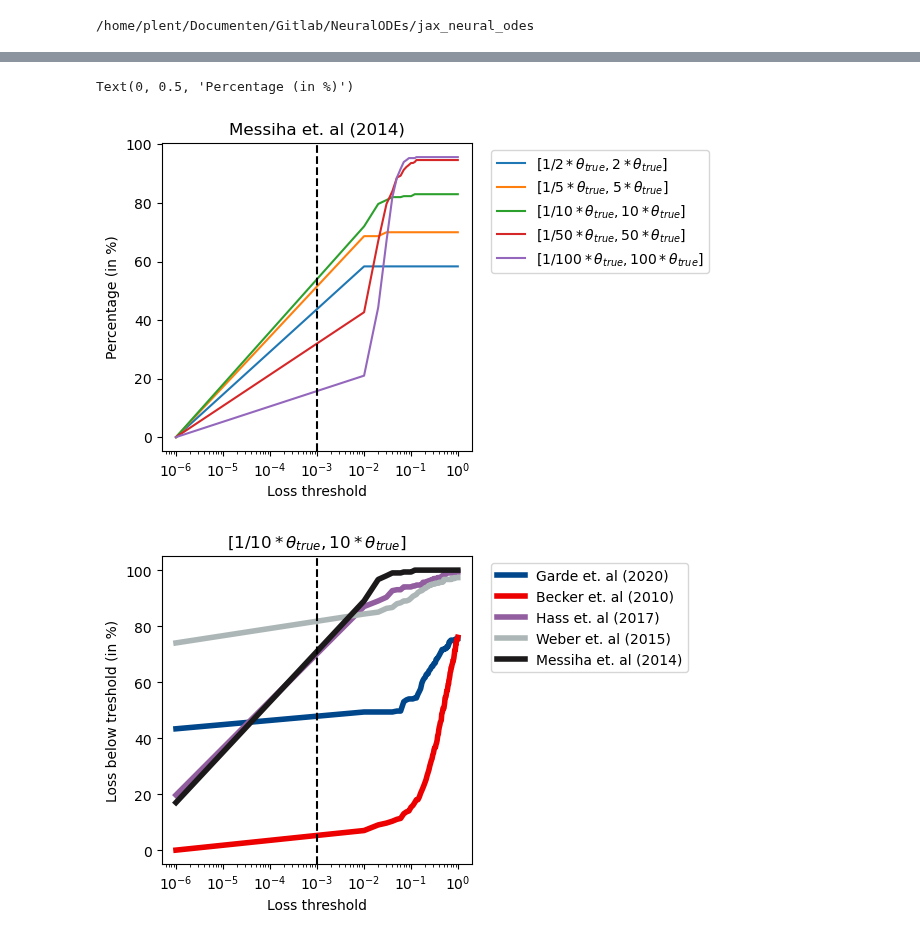
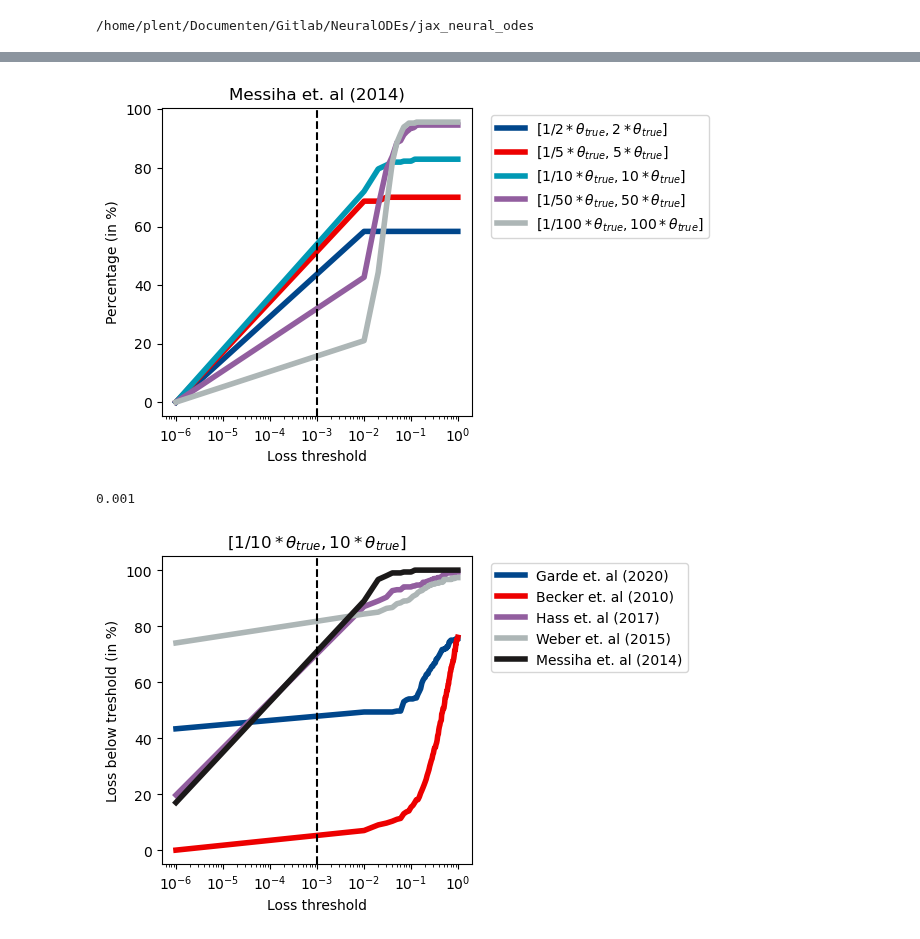
Before and after one commit to mahdi-shafiei/jaxkineticmodel, a Jupyter notebook: scripts/experiments/110924_ANALYSIS_parameterization_analysis_SBML.ipynb, the cells around one changed output, grey strips where cells are left out. Drawn from its saved outputs; the diff is of its cells as text; code cells hidden in the pictures.

```diff
--- a/scripts/experiments/110924_ANALYSIS_parameterization_analysis_SBML.ipynb
+++ b/scripts/experiments/110924_ANALYSIS_parameterization_analysis_SBML.ipynb
@@ -163,20 +163,26 @@ for bound_name in bound_names:
     percentage_per_bound[bound_name]=percentage_below_threshold
 # %%
 fig,ax=plt.subplots(figsize=(4,4))
-ax.plot(thresholds,percentage_per_bound["bounds_2"],label="[$1/2*\\theta_{true},2*\\theta_{true}]$")
-ax.plot(thresholds,percentage_per_bound["bounds_5"],label="[$1/5*\\theta_{true},5*\\theta_{true}]$")
-ax.plot(thresholds,percentage_per_bound["bounds_10"],label="[$1/10*\\theta_{true},10*\\theta_{true}]$")
-ax.plot(thresholds,percentage_per_bound["bounds_50"],label="[$1/50*\\theta_{true},50*\\theta_{true}]$")
-ax.plot(thresholds,percentage_per_bound["bounds_100"],label="[$1/100*\\theta_{true},100*\\theta_{true}]$")
+ax.plot(thresholds,percentage_per_bound["bounds_2"],label="[$1/2*\\theta_{true},2*\\theta_{true}]$",linewidth=4,c="#00468BFF")
+ax.plot(thresholds,percentage_per_bound["bounds_5"],label="[$1/5*\\theta_{true},5*\\theta_{true}]$",linewidth=4,c="#ED0000FF")
+ax.plot(thresholds,percentage_per_bound["bounds_10"],label="[$1/10*\\theta_{true},10*\\theta_{true}]$",linewidth=4,c="#0099B4FF")
+ax.plot(thresholds,percentage_per_bound["bounds_50"],label="[$1/50*\\theta_{true},50*\\theta_{true}]$",linewidth=4,c="#925E9FFF")
+ax.plot(thresholds,percentage_per_bound["bounds_100"],label="[$1/100*\\theta_{true},100*\\theta_{true}]$",linewidth=4,c="#ADB6B6FF")
 ax.legend(bbox_to_anchor=(1.04,1),loc="upper left")
 ax.set_title(literature_names[model_name_id])
+ax.axvline(1e-3,linestyle="--",c="black")
 ax.set_xscale("log")
-ax.axvline(1e-3,linestyle="--",c="black")
+
 ax.set_xlabel("Loss threshold")
 ax.set_ylabel("Percentage (in %)")
+fig.savefig("figures/threshold_plot_exp1/threshold_plots_onemodel_lbub.svg",bbox_inches="tight")
+fig.savefig("figures/threshold_plot_exp1/threshold_plots_onemodel_lbub.png",bbox_inches="tight")
 # %% [output]
-Text(0, 0.5, 'Percentage (in %)')
-[figure, old version]
+[figure, new version]
+# %%
+1e-3
+# %% [output]
+0.001
 # %%
 # plot of all models for a specific bound (lets do 2 and ten?)
 run_names=["run_1","run_2","run_3"]
```
Also changed, not shown: parts of 7 cells of this notebook, 29 other files.
